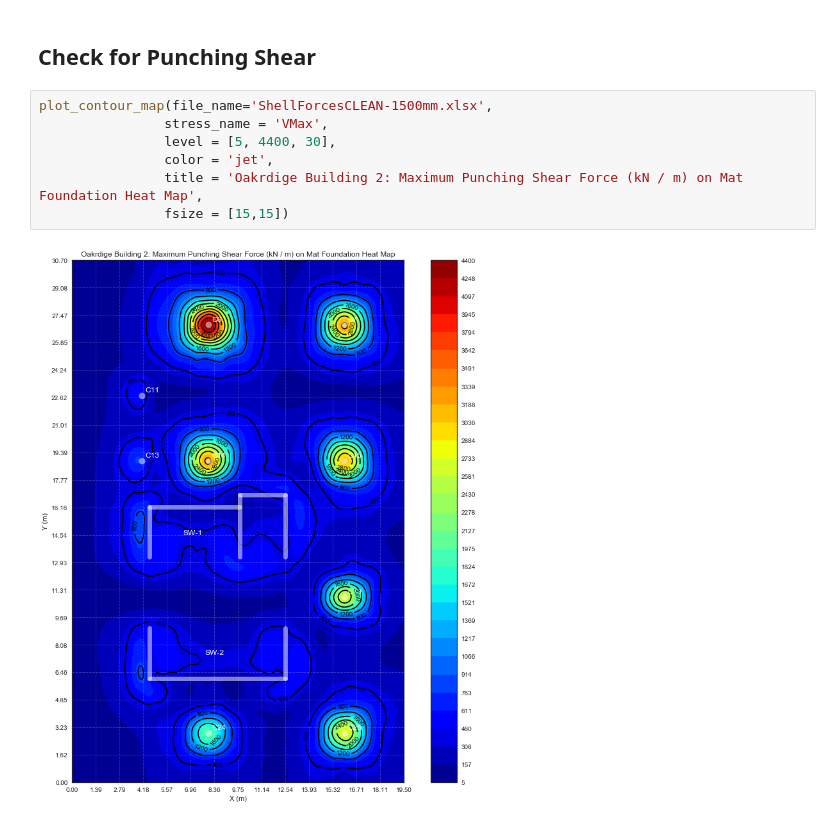
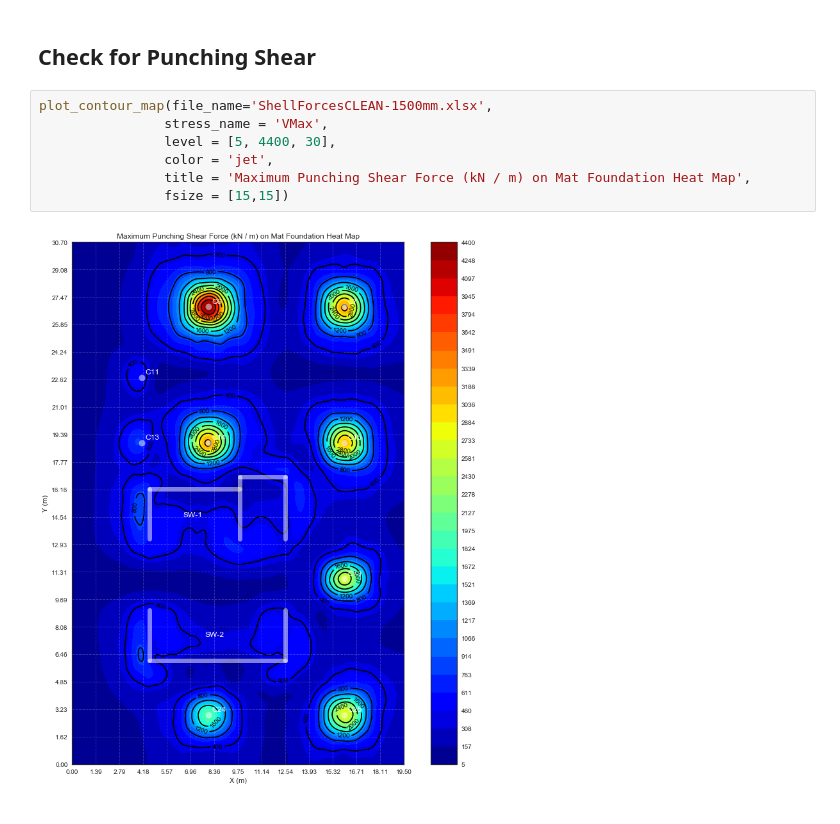
Before and after one commit to mjamezquidilla/MatFoundationAnalysis, a Jupyter notebook: Mat_Foundation_Analysis.ipynb, the cells around one changed output. Drawn from its saved outputs; the diff is of its cells as text.

```diff
--- a/Mat_Foundation_Analysis.ipynb
+++ b/Mat_Foundation_Analysis.ipynb
@@ -194,9 +194,9 @@ spacing:  174 mm
 # %%
 plot_contour_map(file_name='ShellForcesCLEAN-1500mm.xlsx',
                 stress_name = 'VMax',
                 level = [5, 4400, 30],
                 color = 'jet',
-                title = 'Oakrdige Building 2: Maximum Punching Shear Force (kN / m) on Mat Foundation Heat Map',
+                title = 'Maximum Punching Shear Force (kN / m) on Mat Foundation Heat Map',
                 fsize = [15,15])
 # %% [output]
-[figure, old version]
+[figure, new version]
```
Also changed, not shown: parts of 4 cells of this notebook.
